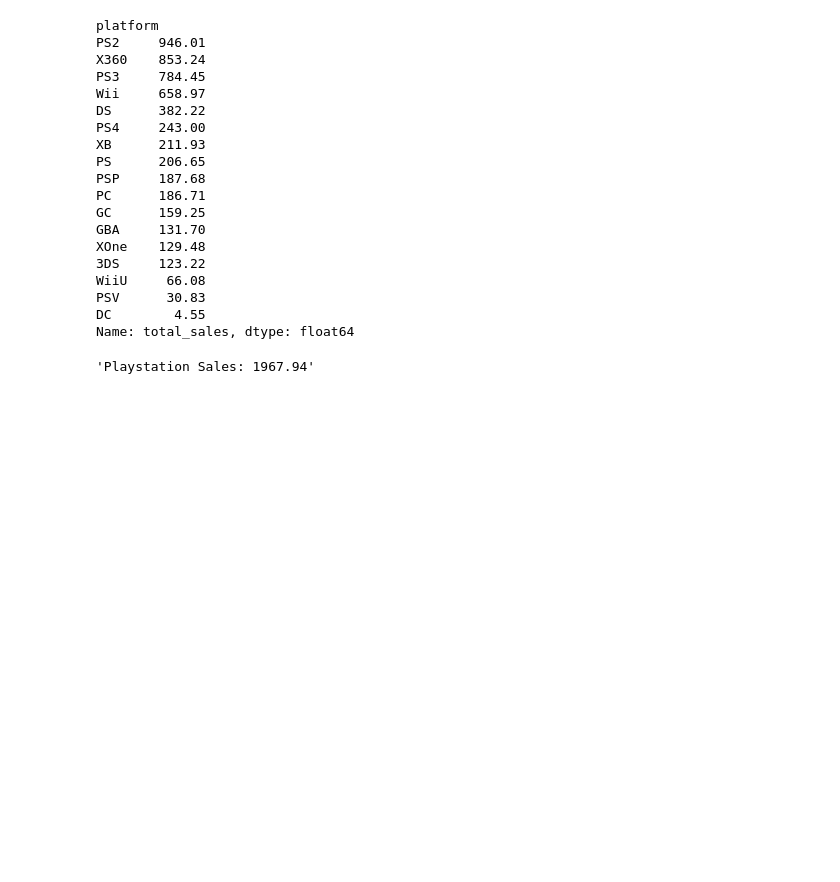
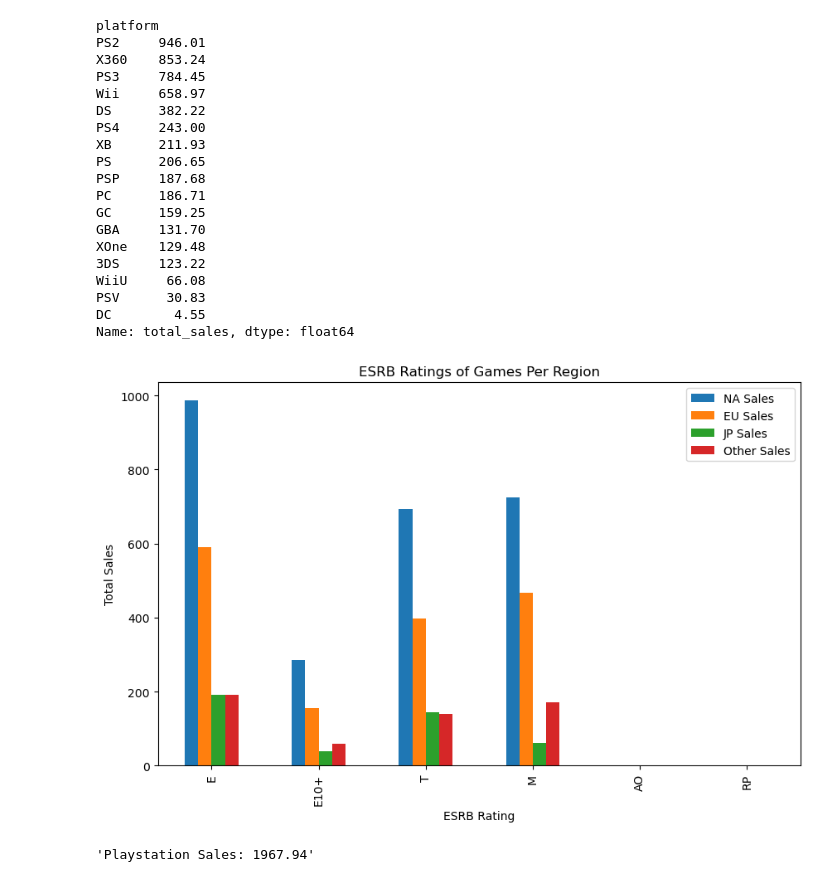
Before and after one commit to Vearanos/ICE_Game_Forcast, a Jupyter notebook: EDA.ipynb, the cells around one changed output. Cells and saved outputs as stored; diff of their text form; code cells hidden in the pictures; blank space fills up the shorter version.

```diff
--- a/EDA.ipynb
+++ b/EDA.ipynb
@@ -251,6 +251,39 @@ WiiU     66.08
 PSV      30.83
 DC        4.55
 Name: total_sales, dtype: float64
+# %%
+# ESRB ratings of games per region
+
+esrb_ratings = ["E", "E10+", "T", "M", "AO", "RP"]
+na_sales = []
+eu_sales = []
+jp_sales = []
+other_sales = []
+
+for rating in esrb_ratings:
+    na_sales.append(games.query("rating == @rating")["na_sales"].sum())
+    eu_sales.append(games.query("rating == @rating")["eu_sales"].sum())
+    jp_sales.append(games.query("rating == @rating")["jp_sales"].sum())
+    other_sales.append(games.query("rating == @rating")["other_sales"].sum())
+
+esrb_sales = pd.DataFrame(
+    {
+        "Rating": esrb_ratings,
+        "NA Sales": na_sales,
+        "EU Sales": eu_sales,
+        "JP Sales": jp_sales,
+        "Other Sales": other_sales,
+    }
+)
+
+esrb_sales.set_index("Rating", inplace=True)
+esrb_sales.plot(kind="bar", figsize=(10, 6))
+plt.title("ESRB Ratings of Games Per Region")
+plt.xlabel("ESRB Rating")
+plt.ylabel("Total Sales")
+plt.show()
+# %% [output]
+[figure, added]
 # %%
 # total sales by top platforms
 
```
Also changed, not shown: parts of 12 cells of this notebook, 1 other file.
